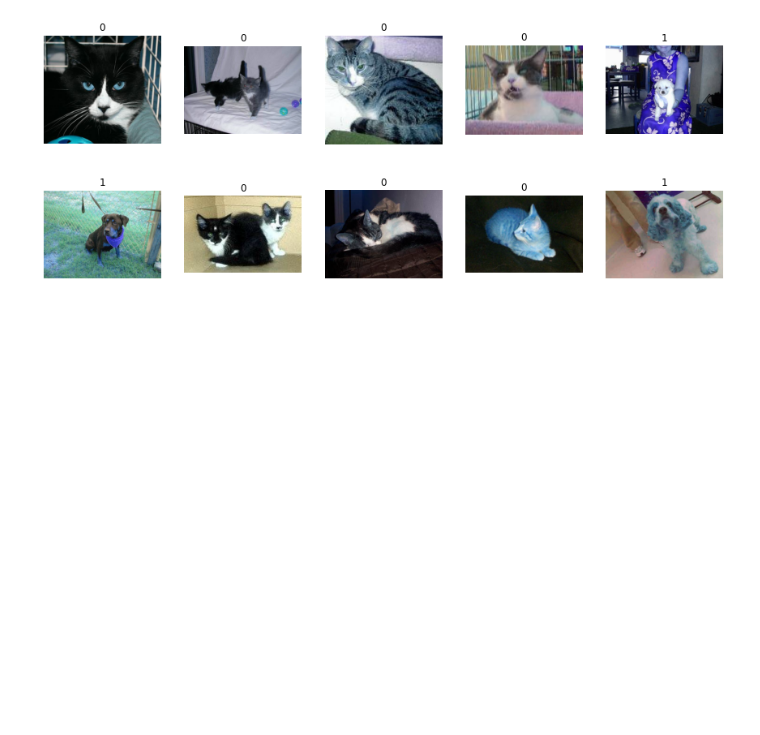
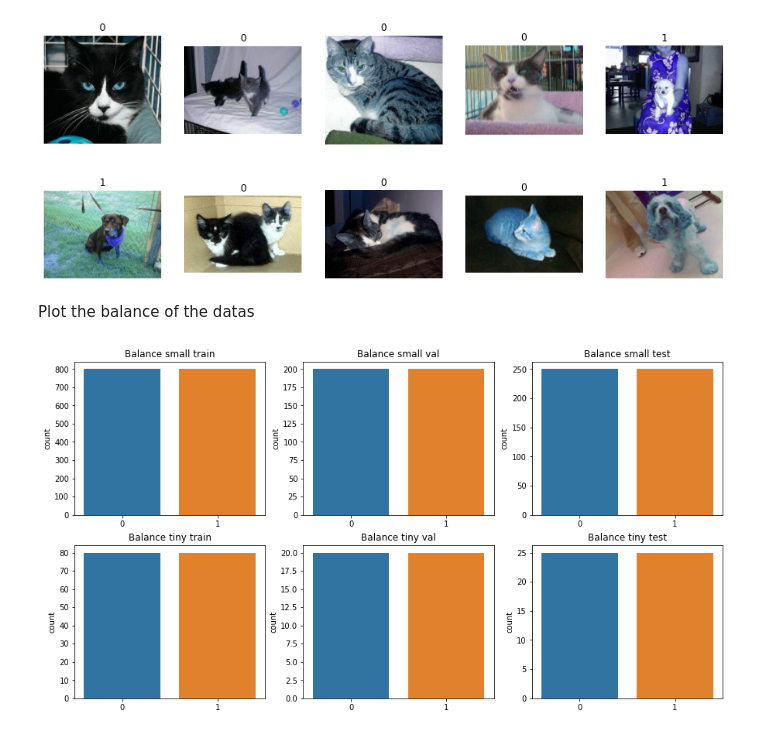
Before and after one commit to cooperhankun/Deep_learning, a Jupyter notebook: Lab/lab.ipynb, the cells around one changed output. Drawn from its saved outputs; the diff is of its cells as text; code cells hidden in the pictures; blank space fills up the shorter version.

Commit message:
plots done

```diff
--- a/Lab/lab.ipynb
+++ b/Lab/lab.ipynb
@@ -219,3 +220,19 @@ for i, ax in enumerate(axes.flatten()):
     ax.axis("off")
 # %% [output]
 [figure]
+# %% [markdown]
+Plot the balance of the datas
+# %%
+datas = [y_train_small, y_val_small, y_test_small, y_train_tiny, y_val_tiny, y_test_tiny]
+titles = ["Balance small train", "Balance small val",
+          "Balance small test", "Balance tiny train",
+         "Balance tiny val","Balance tiny test",]
+
+fig, axes = plt.subplots(2, 3, figsize=(15, 8))
+
+for ax, data, title in zip(axes.flatten(), datas, titles):
+    sns.countplot(x=data, ax=ax)
+    ax.set(title = title)
+    ax.axis("on")
+# %% [output]
+[figure, added]
```
Also changed, not shown: parts of 4 cells of this notebook.
